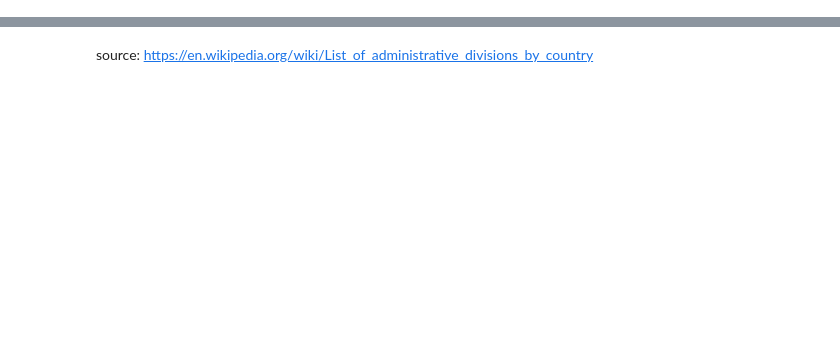
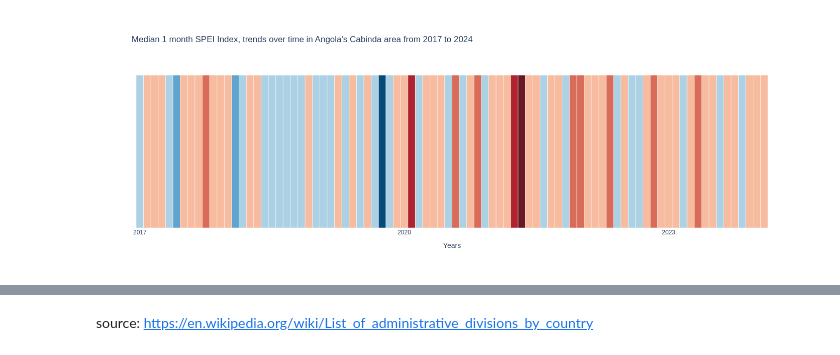
Before and after one commit to ECMWFCode4Earth/tales-of-drought, a Jupyter notebook: notebooks/notebook_1.ipynb, the cells around one changed output, grey strips where cells are left out. Saved outputs shown, nothing was run; the diff lists cells and outputs as text; code cells hidden in the pictures; blank space fills up the shorter version.

```diff
--- a/notebooks/notebook_1.ipynb
+++ b/notebooks/notebook_1.ipynb
@@ -63,9 +68,20 @@ month_selector = widgets.Dropdown(
 
 # Dropdown for years
 current_year = datetime.datetime.now().year
+years_options = [str(year) for year in range(1940, current_year + 1)]
+
 year_selector = widgets.Dropdown(
-    options=[placeholders['year']] + [str(year) for year in range(1940, current_year + 1)],
+    options=[placeholders['year']] + years_options,
     description='Select a year:',
+    disabled=False,
+    style={'description_width': 'initial'}
+)
+
+# SelectionRangeSlider for years
+year_range_selector = widgets.SelectionRangeSlider(
+    options=years_options,
+    index=(len(years_options) - 1, len(years_options) - 1),  # Start and end at the last
+    description='Select the year range:',
     disabled=False,
     style={'description_width': 'initial'}
 )
@@ -285,0 +502,6 @@ uti.create_linechart(mean_values, timescales, selected)
+# %%
+processed_subset, change_summary = uti.process_datarray(subset[index])
+print(processed_subset, '\n')
+print('Change summary:')
+for key, val in change_summary.items():
+    print(key, val)
@@ -285,0 +524,6 @@ uti.create_linechart(mean_values, timescales, selected)
+# %%
+stat_values = uti.compute_stats(processed_subset)
+# %%
+uti.create_stripechart(stat_values, timescales, selected, int(year_range_selector.value[0]), int(year_range_selector.value[1]))
+# %% [output]
+[figure, added]
```
Also changed, not shown: parts of 24 cells of this notebook, 6 other files.
